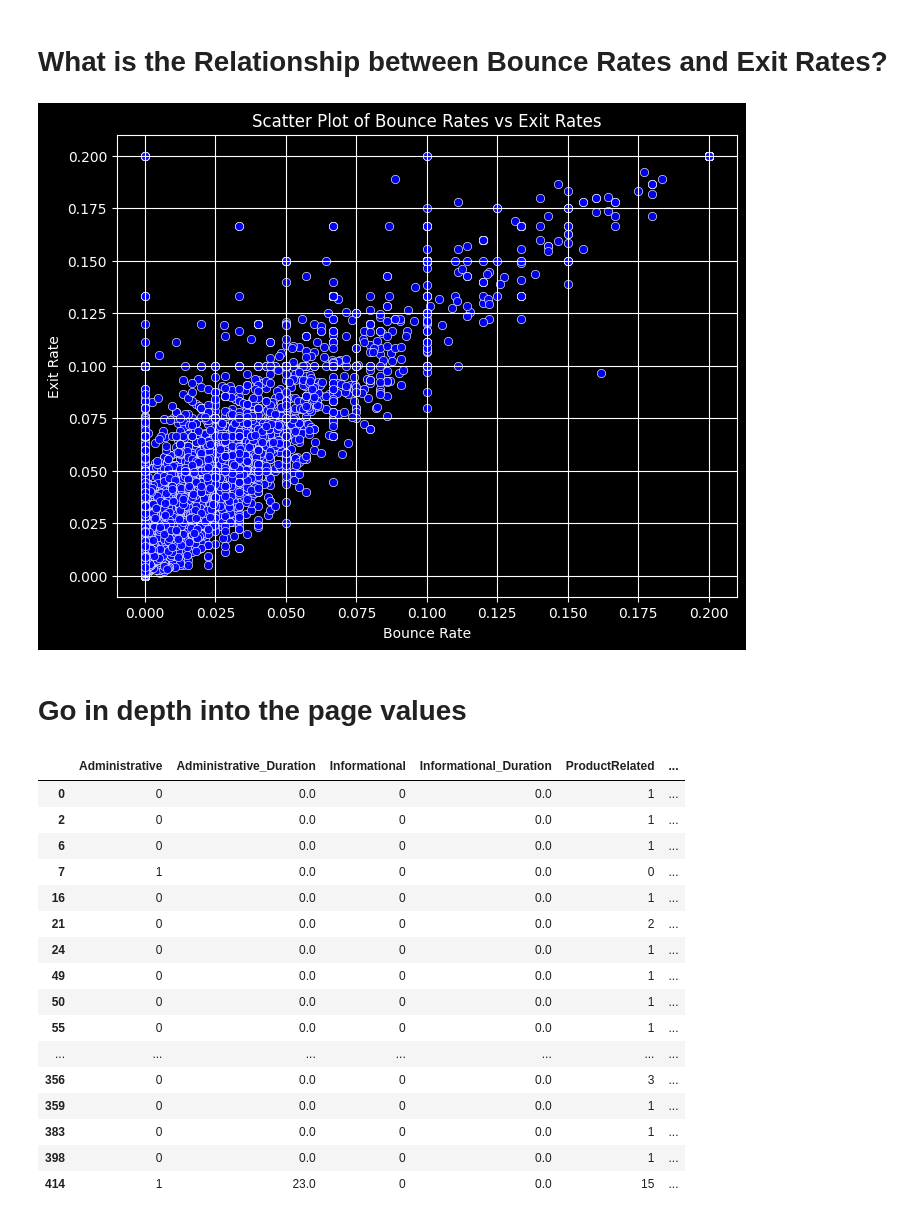
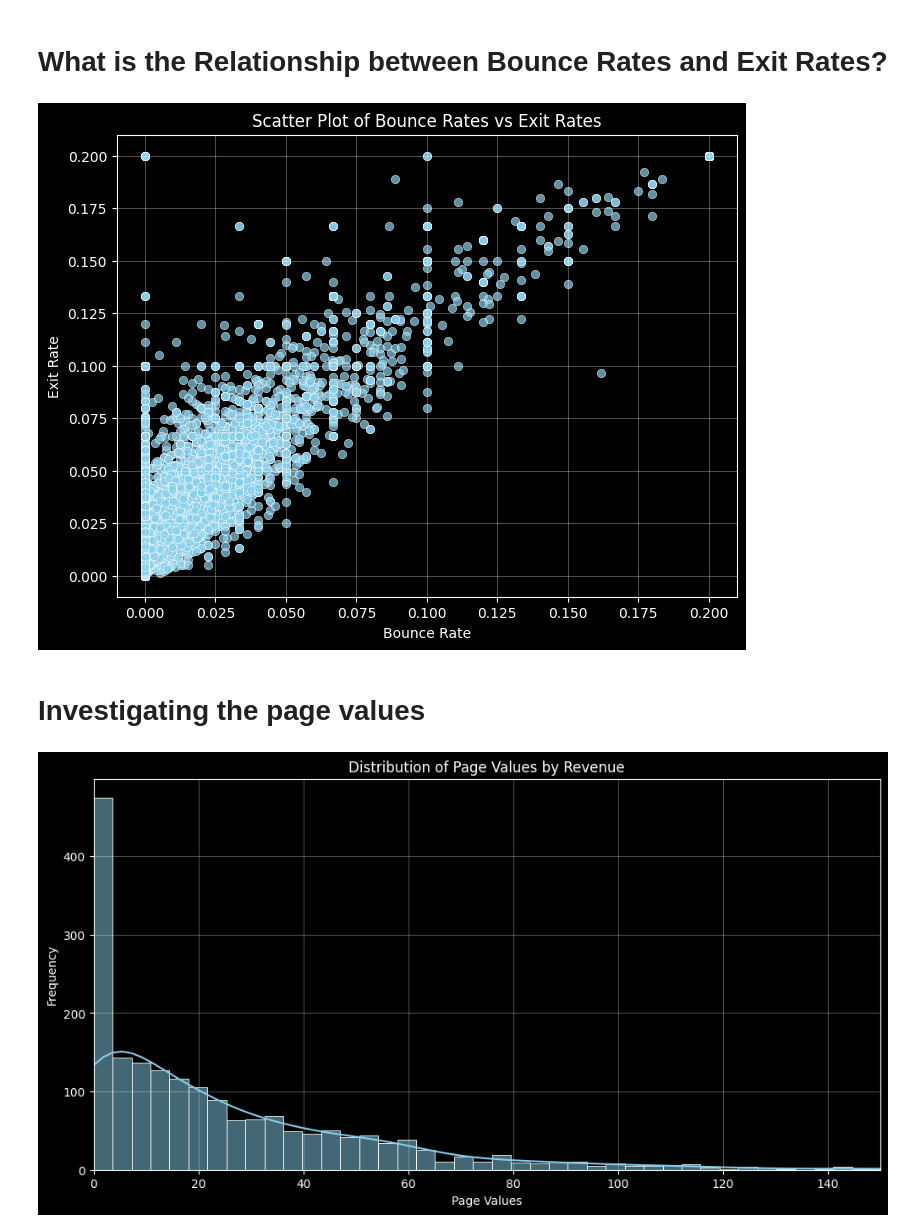
Before and after one commit to Senda-Nasr/E-Commerce-Behavior-Analysis, a Jupyter notebook: notebooks/data_cleaning_and_EDA.ipynb, the cells around one changed output. Cells and saved outputs as stored; diff of their text form; code cells hidden in the pictures.

Commit message:
Modified data cleaning and EDA

```diff
--- a/notebooks/data_cleaning_and_EDA.ipynb
+++ b/notebooks/data_cleaning_and_EDA.ipynb
@@ -236,0 +218,15 @@ plt.show()
+# %%
+plt.figure(figsize=(12, 6))
+plt.style.use("dark_background")
+plt.grid(True, alpha=0.3)
+
+# Histograms with KDE for True (Revenue = 1)
+sns.histplot(sum_df[sum_df['Revenue'] == 1]['sum'], kde=True, label='Revenue = True', color='skyblue', bins = 100)
+
+x_limits = (0, 200)
+plt.xlim(x_limits)
+
+plt.title('Total Number of Pages Visited per Session')
+plt.xlabel('Total pages visited')
+plt.ylabel('Number of sessions')
+plt.show()
@@ -327,7 +290,6 @@ plt.show()
 # How does user behavior vary across different months?
 # %%
 month_order = ['Feb', 'Mar', 'May', 'June', 'Jul', 'Aug', 'Sep', 'Oct', 'Nov', 'Dec']
-data['Month'] = pd.Categorical(data['Month'], categories=month_order, ordered=True)
 
 returning_visitor_df = data[data['VisitorType']== 'Returning_Visitor']
 new_visitor_df = data[data['VisitorType'] == 'New_Visitor']
@@ -337,12 +299,16 @@ returning_visitor = returning_visitor_df.groupby('Month')['Revenue'].sum()
 new_visitor = new_visitor_df.groupby('Month')['Revenue'].sum()
 
 plt.figure(figsize=(10, 6))
+plt.grid(True, alpha=0.3)
 
 plt.plot(revenue_count.index, revenue_count, label='Total Purchases', marker='o', linestyle='-', color='skyblue')
 plt.plot(returning_visitor.index, returning_visitor, label='Returning Visitor', marker='o', linestyle='-', color='b')
 plt.plot(new_visitor.index, new_visitor, label ='New Visitor', marker='o', linestyle='-', color='g')
 
-plt.title('Number of Purchases Made Accross the Year')
+
+plt.xticks(revenue_count.index, labels=month_order)
+
+plt.title('Number of Purchases Made by New Visitors vs. Returning Visitors')
 plt.xlabel('Month')
 plt.ylabel('Number of Purchases')
 plt.legend()
@@ -422,17 +387,17 @@ plt.show()
 # What is the Relationship between Bounce Rates and Exit Rates?
 # %%
 plt.figure(figsize=(8, 6))
-sns.scatterplot(x='BounceRates', y='ExitRates', data=df, color='blue', alpha=0.9)
+plt.grid(True, alpha=0.3)
 
-# Customize the plot
+sns.scatterplot(x='BounceRates', y='ExitRates', data=data, color='skyblue', alpha=0.7)
+
 plt.title('Scatter Plot of Bounce Rates vs Exit Rates')
 plt.xlabel('Bounce Rate')
 plt.ylabel('Exit Rate')
 plt.grid(True)
 
-# Show the plot
 plt.show()
 # %% [output]
-[figure, old version]
+[figure, new version]
 # %% [markdown]
-# Go in depth into the page values
+# Investigating the page values
@@ -443,23 +404,17 @@ plt.show()
 # %%
-bounce_df = data[data['BounceRates'] != 0]
+plt.figure(figsize=(12, 6))
+plt.grid(True, alpha=0.3)
 
-bounce_exit_df = data[(data['BounceRates']==data['ExitRates'])]
-bounce_exit_df.head(50)
+# Histograms with KDE for True (Revenue = 1)
+sns.histplot(data[data['Revenue'] == 1]['PageValues'], kde=True, label='Revenue = True', color='skyblue', bins = 100)
+
+x_limits = (0, 150)
+plt.xlim(x_limits)
+
+# Customize the plot
+plt.title('Distribution of Page Values by Revenue')
+plt.xlabel('Page Values')
+plt.ylabel('Frequency')
+plt.show()
 # %% [output]
-|  | Administrative | Administrative_Duration | Informational | Informational_Duration | ProductRelated | ... |
-| 0 | 0 | 0.0 | 0 | 0.0 | 1 | ... |
-| 2 | 0 | 0.0 | 0 | 0.0 | 1 | ... |
-| 6 | 0 | 0.0 | 0 | 0.0 | 1 | ... |
-| 7 | 1 | 0.0 | 0 | 0.0 | 0 | ... |
-| 16 | 0 | 0.0 | 0 | 0.0 | 1 | ... |
-| 21 | 0 | 0.0 | 0 | 0.0 | 2 | ... |
-| 24 | 0 | 0.0 | 0 | 0.0 | 1 | ... |
-| 49 | 0 | 0.0 | 0 | 0.0 | 1 | ... |
-| 50 | 0 | 0.0 | 0 | 0.0 | 1 | ... |
-| 55 | 0 | 0.0 | 0 | 0.0 | 1 | ... |
-| ... | ... | ... | ... | ... | ... | ... |
-| 356 | 0 | 0.0 | 0 | 0.0 | 3 | ... |
-| 359 | 0 | 0.0 | 0 | 0.0 | 1 | ... |
-| 383 | 0 | 0.0 | 0 | 0.0 | 1 | ... |
-| 398 | 0 | 0.0 | 0 | 0.0 | 1 | ... |
-| 414 | 1 | 23.0 | 0 | 0.0 | 15 | ... |
+[figure, added]
```
Also changed, not shown: parts of 24 cells of this notebook, 2 other files.
